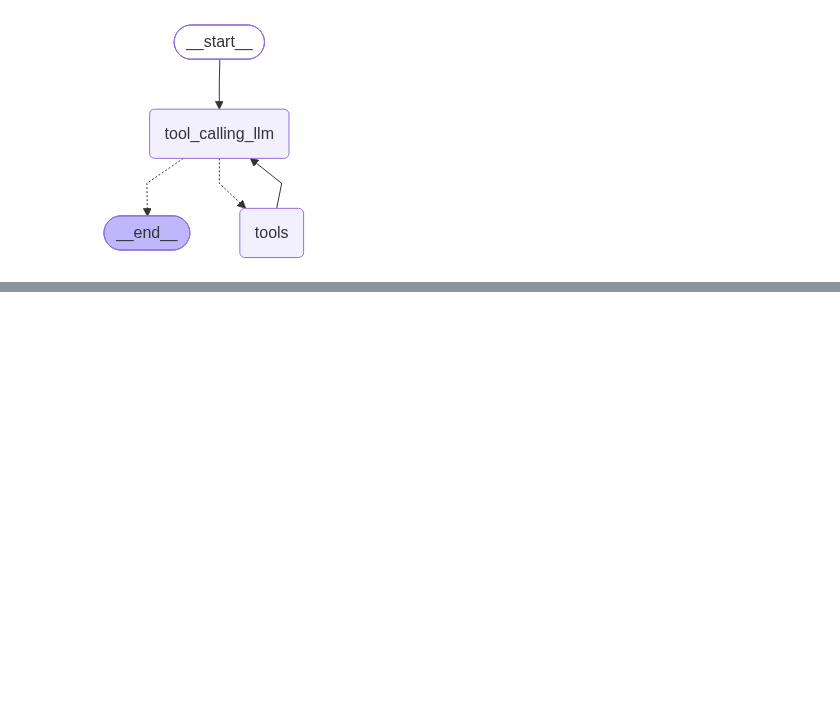
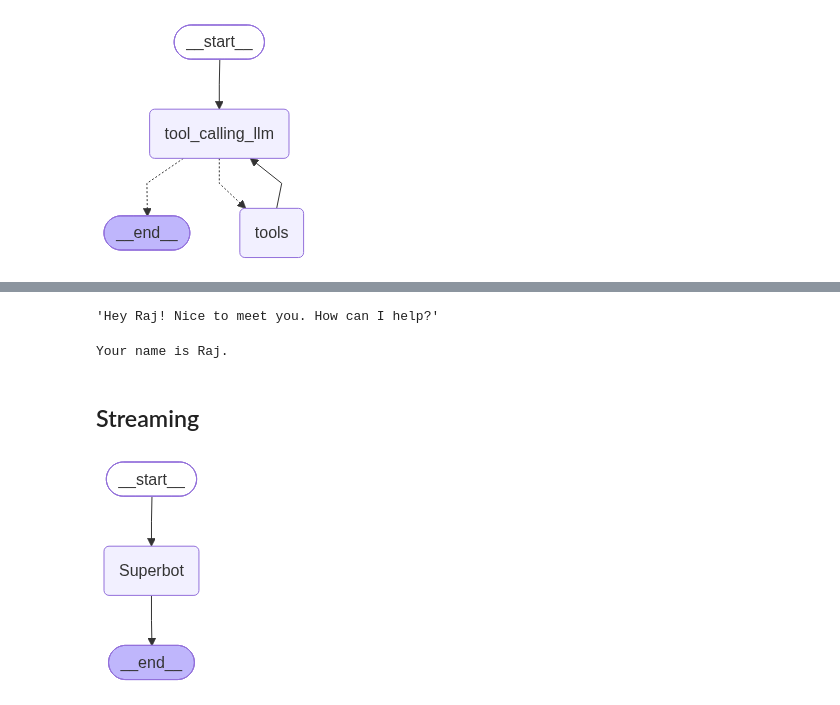
Before and after one commit to raghu-raj23/agentic_ai, a Jupyter notebook: langgraph/1-Basic-Chatbot/1-basicchatbot.ipynb, the cells around one changed output, grey strips where cells are left out. Drawn from its saved outputs; the diff is of its cells as text; code cells hidden in the pictures; blank space fills up the shorter version.

Commit message:
refactor: update chat search results, adjust execution counts, and append memory demonstration cells

```diff
--- a/langgraph/1-Basic-Chatbot/1-basicchatbot.ipynb
+++ b/langgraph/1-Basic-Chatbot/1-basicchatbot.ipynb
@@ -197,0 +249,32 @@ display(Image(graph.get_graph().draw_mermaid_png()))
+# %%
+response["messages"][-1].content
+# %% [output]
+'Hey Raj! Nice to meet you. How can I help?'
+# %%
+response = graph.invoke({"messages":"What is my name?"}, config=config)
+print(response["messages"][-1].content)
+
+## in an end-to-end one will generate the config dynamically
+# %% [output]
+Your name is Raj.
+# %% [markdown]
+## Streaming
+# %%
+from langgraph.checkpoint.memory import MemorySaver
+memory = MemorySaver()
+# %%
+def superbot(state: State):
+    return {"messages":[llm.invoke(state['messages'])]}
+# %%
+graph = StateGraph(State)
+
+graph.add_node("Superbot", superbot)
+
+graph.add_edge(START, "Superbot")
+graph.add_edge("Superbot", END)
+
+graph_builder = graph.compile(checkpointer=memory)
+
+display(Image(graph_builder.get_graph().draw_mermaid_png()))
+# %% [output]
+[figure, added]
```
Also changed, not shown: parts of 9 cells of this notebook.
